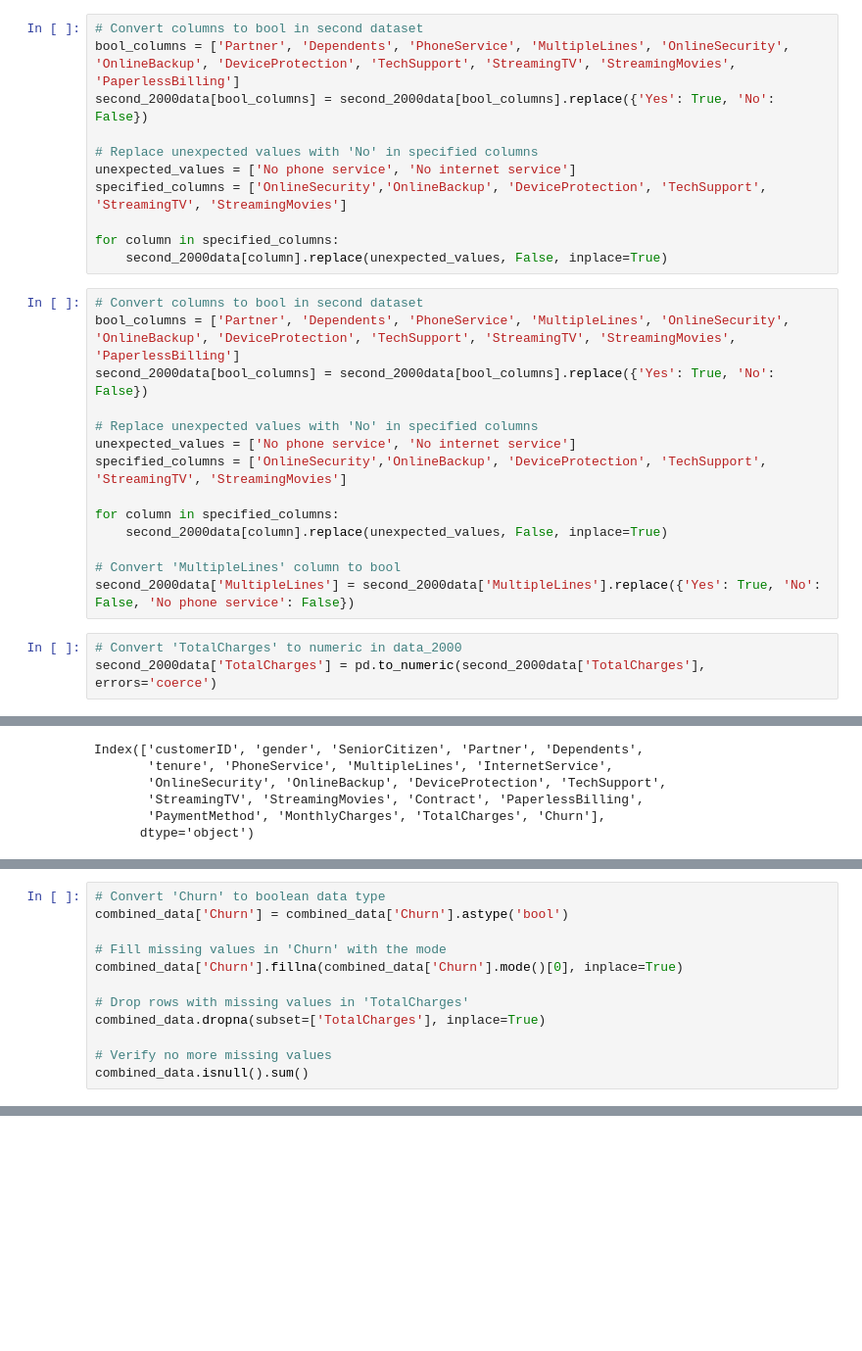
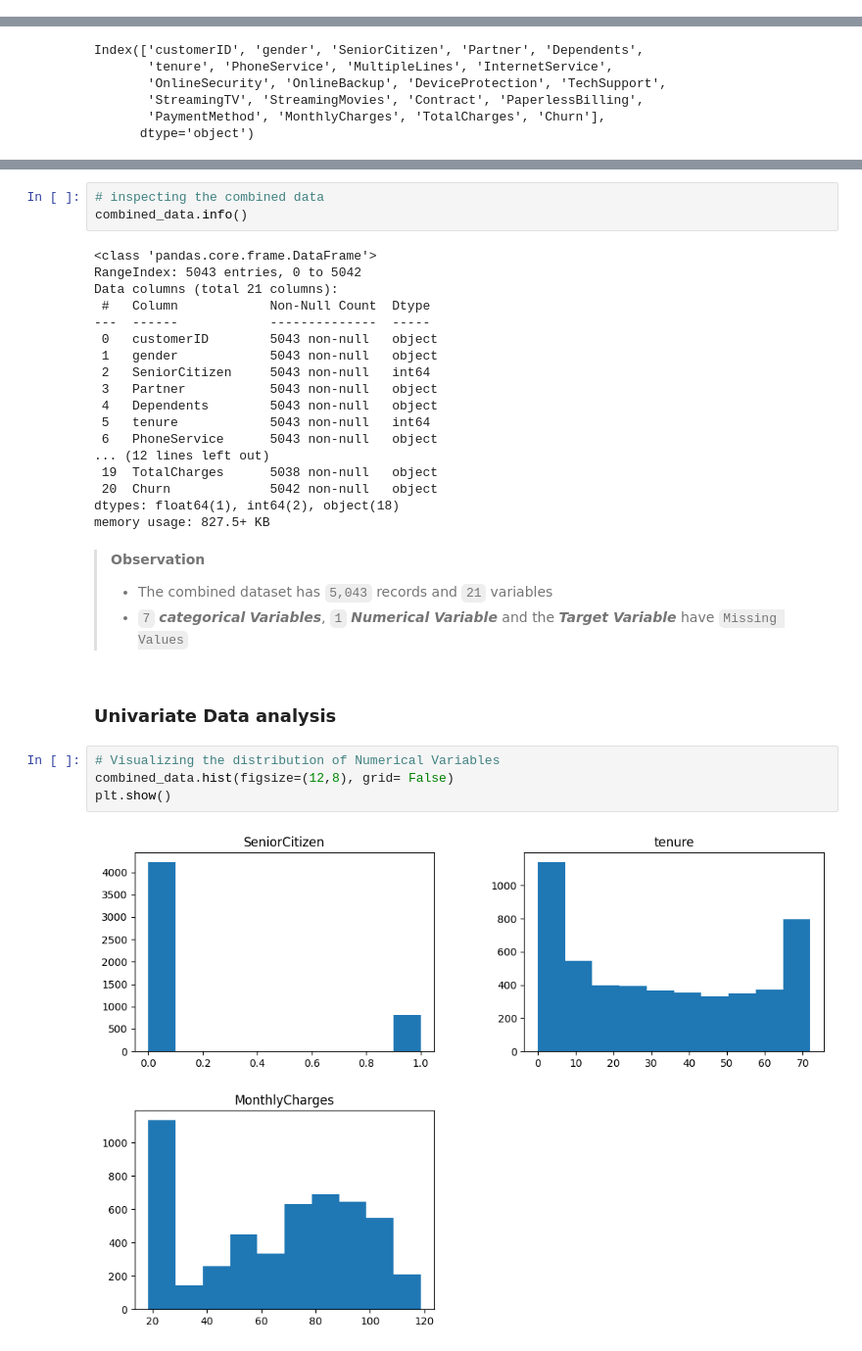
Before and after one commit to OnsongoN/CustomerChurnProject2, a Jupyter notebook: customerchurn.ipynb, the cells around one changed output, grey strips where cells are left out. Shown at 98% size. Cells and saved outputs as stored; diff of their text form; blank space fills up the shorter version.

```diff
--- a/customerchurn.ipynb
+++ b/customerchurn.ipynb
@@ -232,28 +158,0 @@ second_2000data['SeniorCitizen'] = second_2000data['SeniorCitizen'].astype(bool)
-# %%
-# Convert columns to bool in second dataset
-bool_columns = ['Partner', 'Dependents', 'PhoneService', 'MultipleLines', 'OnlineSecurity', 'OnlineBackup', 'DeviceProtection', 'TechSupport', 'StreamingTV', 'StreamingMovies', 'PaperlessBilling']
-second_2000data[bool_columns] = second_2000data[bool_columns].replace({'Yes': True, 'No': False})
-
-# Replace unexpected values with 'No' in specified columns
-unexpected_values = ['No phone service', 'No internet service']
-specified_columns = ['OnlineSecurity','OnlineBackup', 'DeviceProtection', 'TechSupport', 'StreamingTV', 'StreamingMovies']
-
-for column in specified_columns:
-    second_2000data[column].replace(unexpected_values, False, inplace=True)
-# %%
-# Convert columns to bool in second dataset
-bool_columns = ['Partner', 'Dependents', 'PhoneService', 'MultipleLines', 'OnlineSecurity', 'OnlineBackup', 'DeviceProtection', 'TechSupport', 'StreamingTV', 'StreamingMovies', 'PaperlessBilling']
-second_2000data[bool_columns] = second_2000data[bool_columns].replace({'Yes': True, 'No': False})
-
-# Replace unexpected values with 'No' in specified columns
-unexpected_values = ['No phone service', 'No internet service']
-specified_columns = ['OnlineSecurity','OnlineBackup', 'DeviceProtection', 'TechSupport', 'StreamingTV', 'StreamingMovies']
-
-for column in specified_columns:
-    second_2000data[column].replace(unexpected_values, False, inplace=True)
-
-# Convert 'MultipleLines' column to bool
-second_2000data['MultipleLines'] = second_2000data['MultipleLines'].replace({'Yes': True, 'No': False, 'No phone service': False})
-# %%
-# Convert 'TotalCharges' to numeric in data_2000
-second_2000data['TotalCharges'] = pd.to_numeric(second_2000data['TotalCharges'], errors='coerce')
@@ -342,12 +171,0 @@ dtype: int64
-# %%
-# Convert 'Churn' to boolean data type
-combined_data['Churn'] = combined_data['Churn'].astype('bool')
-
-# Fill missing values in 'Churn' with the mode
-combined_data['Churn'].fillna(combined_data['Churn'].mode()[0], inplace=True)
-
-# Drop rows with missing values in 'TotalCharges'
-combined_data.dropna(subset=['TotalCharges'], inplace=True)
-
-# Verify no more missing values
-combined_data.isnull().sum()
@@ -557,0 +182,33 @@ plt.show()
+# %%
+# inspecting the combined data
+combined_data.info()
+# %% [output]
+<class 'pandas.core.frame.DataFrame'>
+RangeIndex: 5043 entries, 0 to 5042
+Data columns (total 21 columns):
+ #   Column            Non-Null Count  Dtype
+---  ------            --------------  -----
+ 0   customerID        5043 non-null   object
+ 1   gender            5043 non-null   object
+ 2   SeniorCitizen     5043 non-null   int64
+ 3   Partner           5043 non-null   object
+ 4   Dependents        5043 non-null   object
+ 5   tenure            5043 non-null   int64
+ 6   PhoneService      5043 non-null   object
+... (12 lines left out)
+ 19  TotalCharges      5038 non-null   object
+ 20  Churn             5042 non-null   object
+dtypes: float64(1), int64(2), object(18)
+memory usage: 827.5+ KB
+# %% [markdown]
+> **Observation**
+> - The combined dataset has `5,043` records and `21` variables
+> - `7` ***categorical Variables***, `1` ***Numerical Variable*** and the ***Target Variable*** have `Missing Values`
+# %% [markdown]
+### Univariate Data analysis
+# %%
+# Visualizing the distribution of Numerical Variables
+combined_data.hist(figsize=(12,8), grid= False)
+plt.show()
+# %% [output]
+[figure, added]
```
Also changed, not shown: parts of 149 cells of this notebook.
